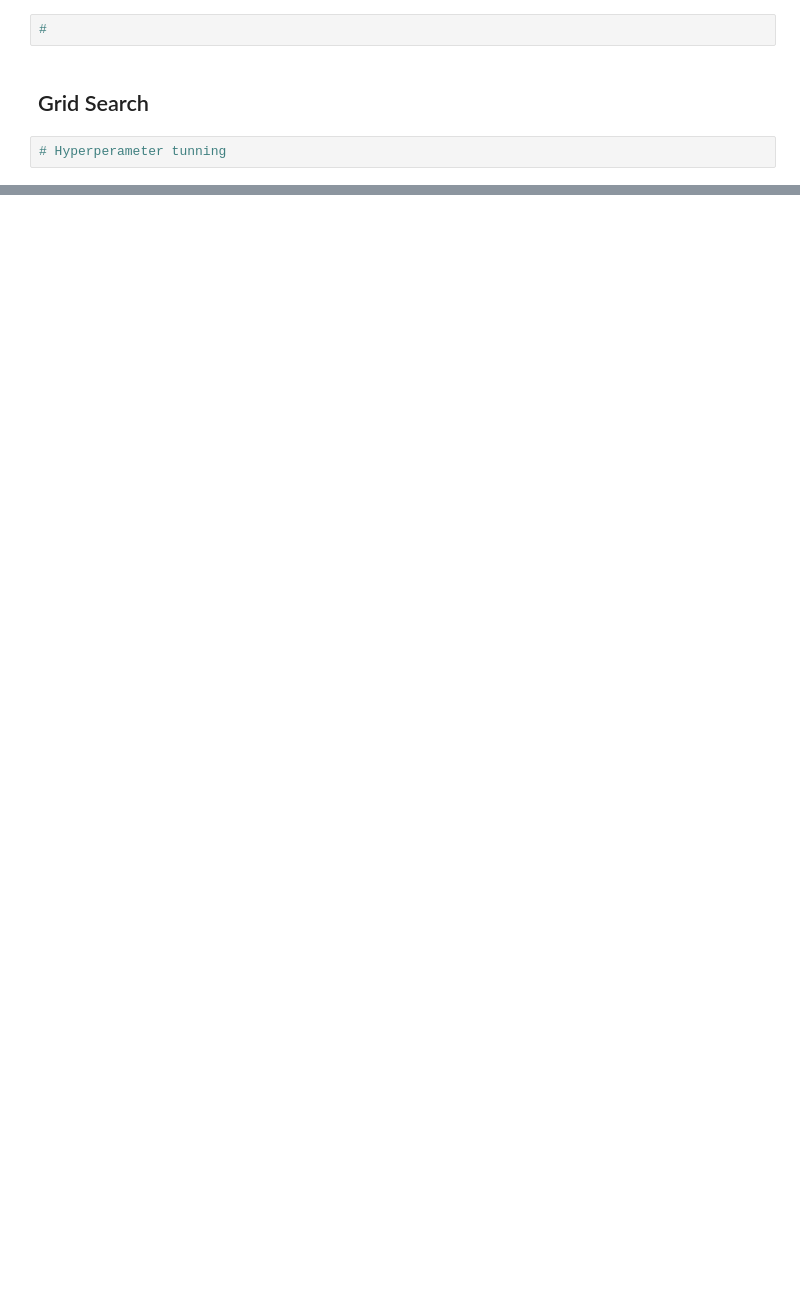
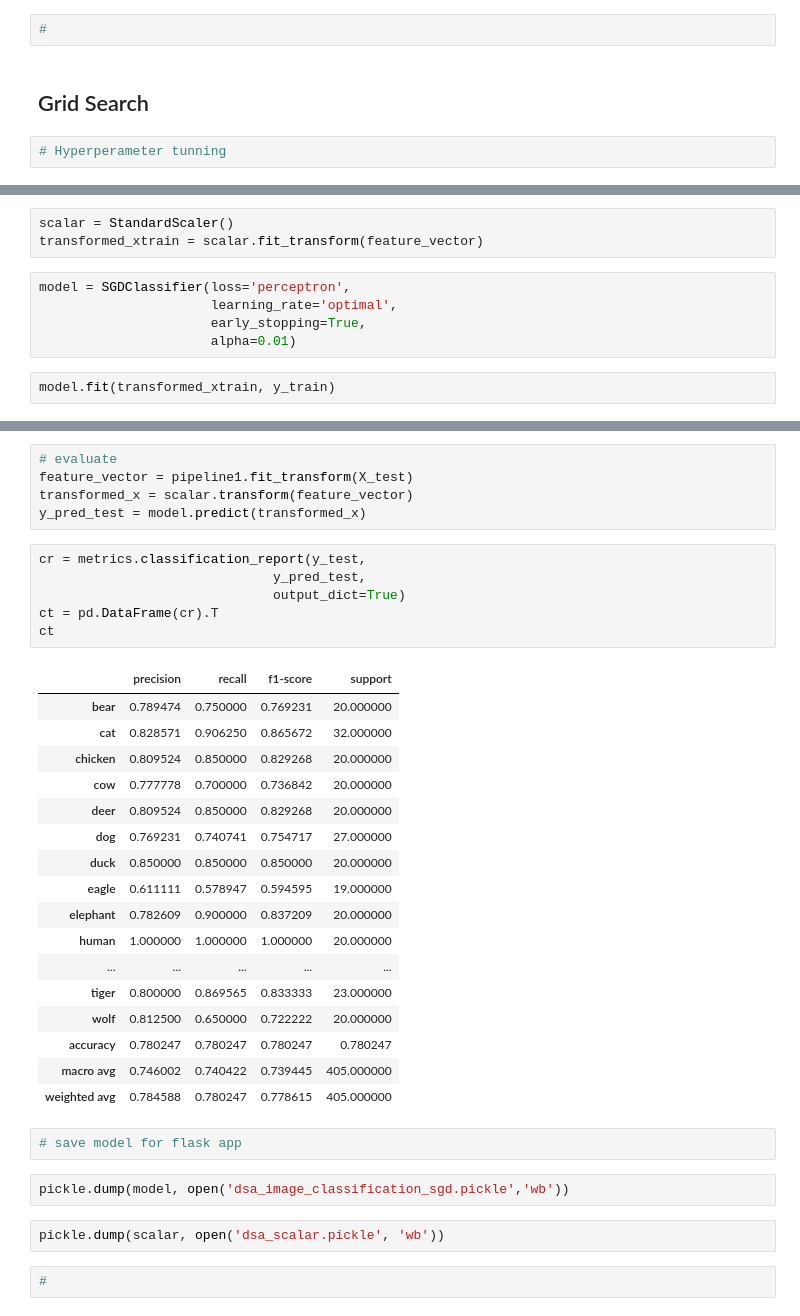
Before and after one commit to KishanBillava/DeployCV_FlaskApp, a Jupyter notebook: MachineLearning.ipynb, the cells around one changed output, grey strips where cells are left out. Drawn from its saved outputs; the diff is of its cells as text; blank space fills up the shorter version.

```diff
--- a/MachineLearning.ipynb
+++ b/MachineLearning.ipynb
@@ -295,0 +456,10 @@ pd.DataFrame(cr).T
+# %%
+scalar = StandardScaler()
+transformed_xtrain = scalar.fit_transform(feature_vector)
+# %%
+model = SGDClassifier(loss='perceptron',
+                      learning_rate='optimal',
+                      early_stopping=True,
+                      alpha=0.01)
+# %%
+model.fit(transformed_xtrain, y_train)
@@ -295,0 +468,37 @@ pd.DataFrame(cr).T
+# %%
+# evaluate
+feature_vector = pipeline1.fit_transform(X_test)
+transformed_x = scalar.transform(feature_vector)
+y_pred_test = model.predict(transformed_x)
+# %%
+cr = metrics.classification_report(y_test,
+                              y_pred_test,
+                              output_dict=True)
+ct = pd.DataFrame(cr).T
+ct
+# %% [output]
+|  | precision | recall | f1-score | support |
+| bear | 0.789474 | 0.750000 | 0.769231 | 20.000000 |
+| cat | 0.828571 | 0.906250 | 0.865672 | 32.000000 |
+| chicken | 0.809524 | 0.850000 | 0.829268 | 20.000000 |
+| cow | 0.777778 | 0.700000 | 0.736842 | 20.000000 |
+| deer | 0.809524 | 0.850000 | 0.829268 | 20.000000 |
+| dog | 0.769231 | 0.740741 | 0.754717 | 27.000000 |
+| duck | 0.850000 | 0.850000 | 0.850000 | 20.000000 |
+| eagle | 0.611111 | 0.578947 | 0.594595 | 19.000000 |
+| elephant | 0.782609 | 0.900000 | 0.837209 | 20.000000 |
+| human | 1.000000 | 1.000000 | 1.000000 | 20.000000 |
+| ... | ... | ... | ... | ... |
+| tiger | 0.800000 | 0.869565 | 0.833333 | 23.000000 |
+| wolf | 0.812500 | 0.650000 | 0.722222 | 20.000000 |
+| accuracy | 0.780247 | 0.780247 | 0.780247 | 0.780247 |
+| macro avg | 0.746002 | 0.740422 | 0.739445 | 405.000000 |
+| weighted avg | 0.784588 | 0.780247 | 0.778615 | 405.000000 |
+# %%
+# save model for flask app
+# %%
+pickle.dump(model, open('dsa_image_classification_sgd.pickle','wb'))
+# %%
+pickle.dump(scalar, open('dsa_scalar.pickle', 'wb'))
+# %%
+#
```
Also changed, not shown: parts of 24 cells of this notebook, 3 other files.
